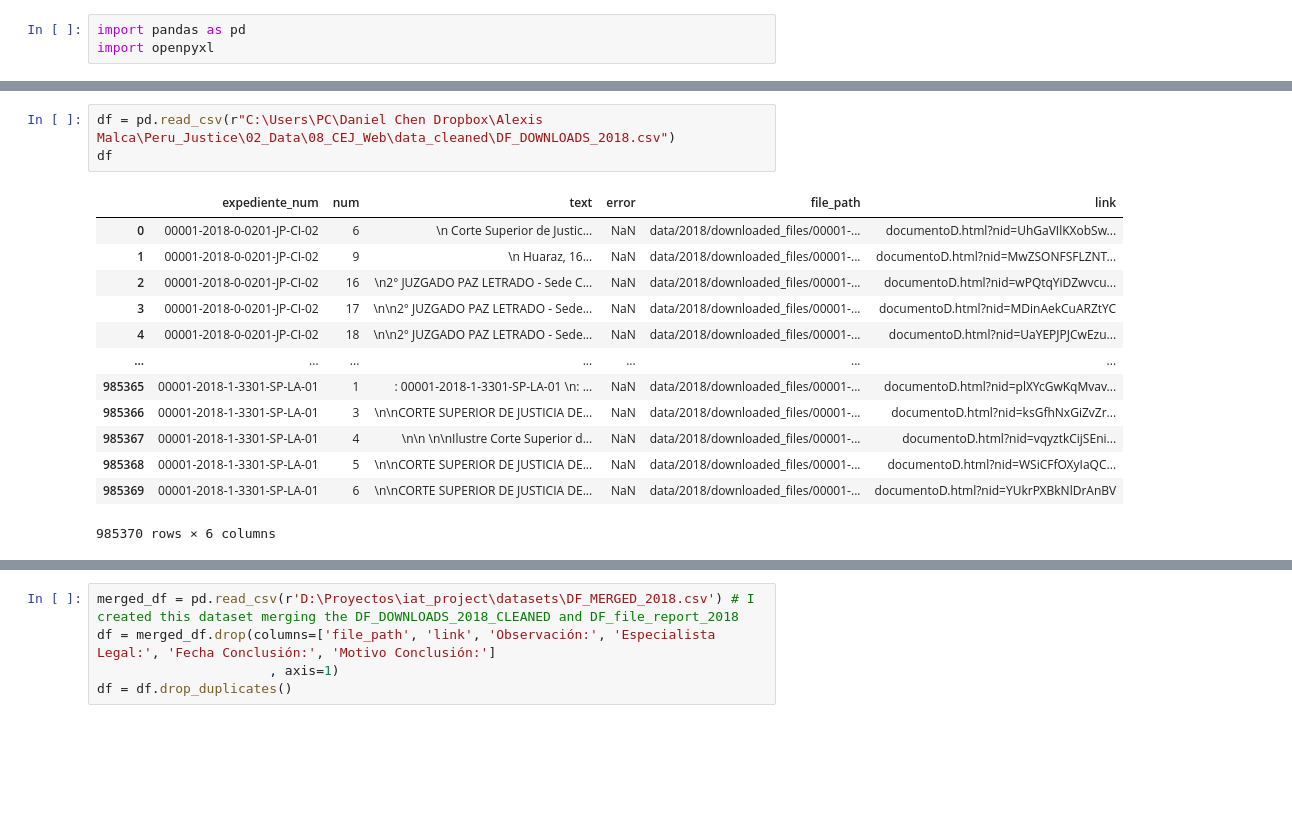
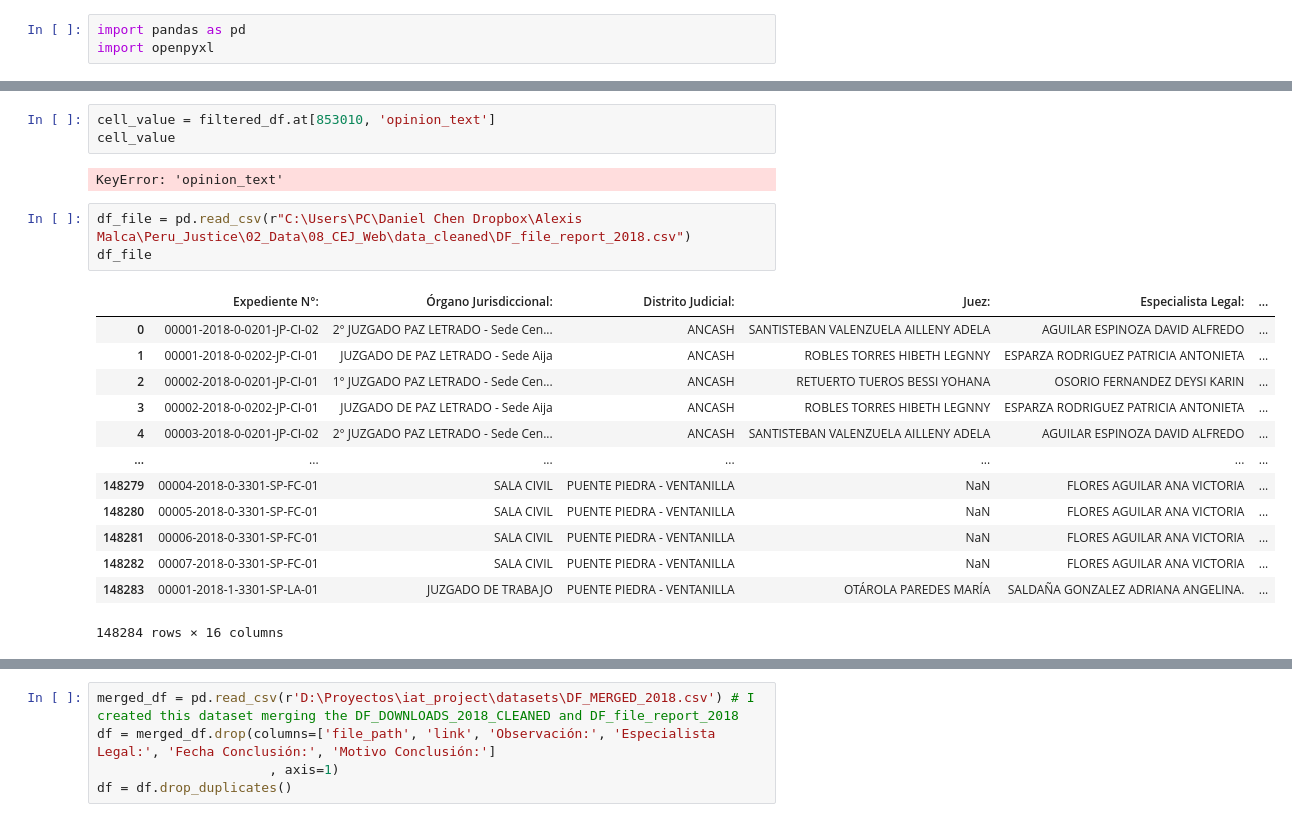
Before and after one commit to pmalca/datasets_iat_project, a Jupyter notebook: pre_step_and_final.ipynb, the cells around one changed output, grey strips where cells are left out. Drawn from its saved outputs; the diff is of its cells as text; blank space fills up the shorter version.

```diff
--- a/pre_step_and_final.ipynb
+++ b/pre_step_and_final.ipynb
@@ -4,17 +62,22 @@ import openpyxl
+# %%
+cell_value = filtered_df.at[853010, 'opinion_text']
+cell_value
+# %% [output]
+KeyError: 'opinion_text'
 # %%
-df = pd.read_csv(r"C:\Users\PC\Daniel Chen Dropbox\Alexis Malca\Peru_Justice\02_Data\08_CEJ_Web\data_cleaned\DF_DOWNLOADS_2018.csv")
-df
+df_file = pd.read_csv(r"C:\Users\PC\Daniel Chen Dropbox\Alexis Malca\Peru_Justice\02_Data\08_CEJ_Web\data_cleaned\DF_file_report_2018.csv")
+df_file
 # %% [output]
-|  | expediente_num | num | text | error | file_path | link |
-| 0 | 00001-2018-0-0201-JP-CI-02 | 6 | \n Corte Superior de Justic... | NaN | data/2018/downloaded_files/00001-... | documentoD.html?nid=UhGaVIlKXobSw... |
-| 1 | 00001-2018-0-0201-JP-CI-02 | 9 | \n Huaraz, 16... | NaN | data/2018/downloaded_files/00001-... | documentoD.html?nid=MwZSONFSFLZNT... |
-| 2 | 00001-2018-0-0201-JP-CI-02 | 16 | \n2° JUZGADO PAZ LETRADO - Sede C... | NaN | data/2018/downloaded_files/00001-... | documentoD.html?nid=wPQtqYiDZwvcu... |
-| 3 | 00001-2018-0-0201-JP-CI-02 | 17 | \n\n2° JUZGADO PAZ LETRADO - Sede... | NaN | data/2018/downloaded_files/00001-... | documentoD.html?nid=MDinAekCuARZtYC |
-| 4 | 00001-2018-0-0201-JP-CI-02 | 18 | \n\n2° JUZGADO PAZ LETRADO - Sede... | NaN | data/2018/downloaded_files/00001-... | documentoD.html?nid=UaYEPJPJCwEzu... |
+|  | Expediente N°: | Órgano Jurisdiccional: | Distrito Judicial: | Juez: | Especialista Legal: | ... |
+| 0 | 00001-2018-0-0201-JP-CI-02 | 2° JUZGADO PAZ LETRADO - Sede Cen... | ANCASH | SANTISTEBAN VALENZUELA AILLENY ADELA | AGUILAR ESPINOZA DAVID ALFREDO | ... |
+| 1 | 00001-2018-0-0202-JP-CI-01 | JUZGADO DE PAZ LETRADO - Sede Aija | ANCASH | ROBLES TORRES HIBETH LEGNNY | ESPARZA RODRIGUEZ PATRICIA ANTONIETA | ... |
+| 2 | 00002-2018-0-0201-JP-CI-01 | 1° JUZGADO PAZ LETRADO - Sede Cen... | ANCASH | RETUERTO TUEROS BESSI YOHANA | OSORIO FERNANDEZ DEYSI KARIN | ... |
+| 3 | 00002-2018-0-0202-JP-CI-01 | JUZGADO DE PAZ LETRADO - Sede Aija | ANCASH | ROBLES TORRES HIBETH LEGNNY | ESPARZA RODRIGUEZ PATRICIA ANTONIETA | ... |
+| 4 | 00003-2018-0-0201-JP-CI-02 | 2° JUZGADO PAZ LETRADO - Sede Cen... | ANCASH | SANTISTEBAN VALENZUELA AILLENY ADELA | AGUILAR ESPINOZA DAVID ALFREDO | ... |
 | ... | ... | ... | ... | ... | ... | ... |
-| 985365 | 00001-2018-1-3301-SP-LA-01 | 1 | : 00001-2018-1-3301-SP-LA-01 \n: ... | NaN | data/2018/downloaded_files/00001-... | documentoD.html?nid=plXYcGwKqMvav... |
-| 985366 | 00001-2018-1-3301-SP-LA-01 | 3 | \n\nCORTE SUPERIOR DE JUSTICIA DE... | NaN | data/2018/downloaded_files/00001-... | documentoD.html?nid=ksGfhNxGiZvZr... |
-| 985367 | 00001-2018-1-3301-SP-LA-01 | 4 | \n\n \n\nIlustre Corte Superior d... | NaN | data/2018/downloaded_files/00001-... | documentoD.html?nid=vqyztkCijSEni... |
-| 985368 | 00001-2018-1-3301-SP-LA-01 | 5 | \n\nCORTE SUPERIOR DE JUSTICIA DE... | NaN | data/2018/downloaded_files/00001-... | documentoD.html?nid=WSiCFfOXyIaQC... |
-| 985369 | 00001-2018-1-3301-SP-LA-01 | 6 | \n\nCORTE SUPERIOR DE JUSTICIA DE... | NaN | data/2018/downloaded_files/00001-... | documentoD.html?nid=YUkrPXBkNlDrAnBV |
+| 148279 | 00004-2018-0-3301-SP-FC-01 | SALA CIVIL | PUENTE PIEDRA - VENTANILLA | NaN | FLORES AGUILAR ANA VICTORIA | ... |
+| 148280 | 00005-2018-0-3301-SP-FC-01 | SALA CIVIL | PUENTE PIEDRA - VENTANILLA | NaN | FLORES AGUILAR ANA VICTORIA | ... |
+| 148281 | 00006-2018-0-3301-SP-FC-01 | SALA CIVIL | PUENTE PIEDRA - VENTANILLA | NaN | FLORES AGUILAR ANA VICTORIA | ... |
+| 148282 | 00007-2018-0-3301-SP-FC-01 | SALA CIVIL | PUENTE PIEDRA - VENTANILLA | NaN | FLORES AGUILAR ANA VICTORIA | ... |
+| 148283 | 00001-2018-1-3301-SP-LA-01 | JUZGADO DE TRABAJO | PUENTE PIEDRA - VENTANILLA | OTÁROLA PAREDES MARÍA | SALDAÑA GONZALEZ ADRIANA ANGELINA. | ... |
-985370 rows × 6 columns
+148284 rows × 16 columns
```
Also changed, not shown: parts of 22 cells of this notebook, 4 other files.
